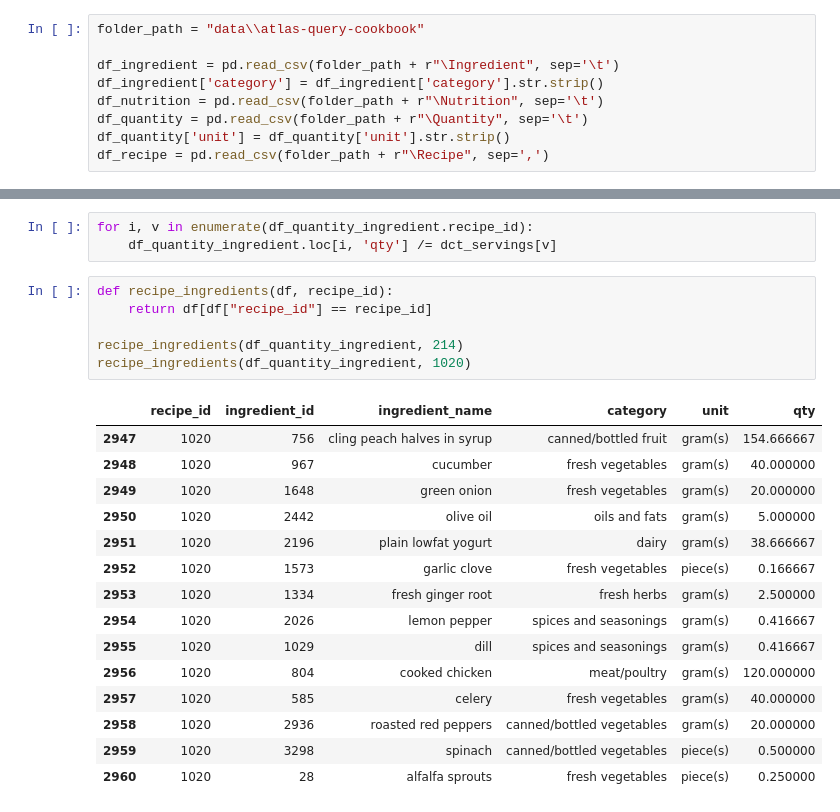
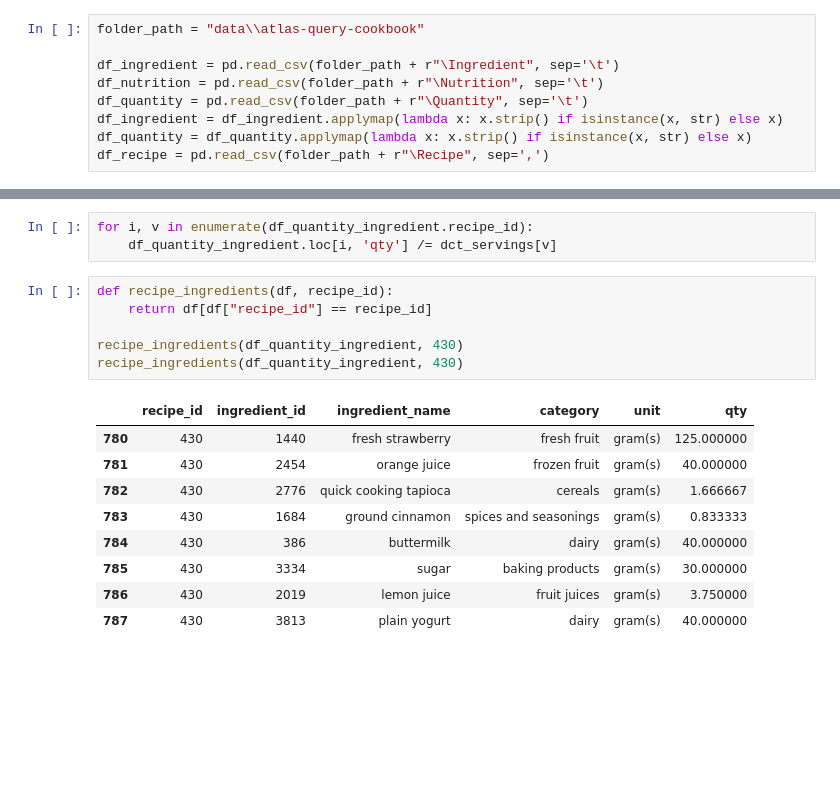
Before and after one commit to Dorukante/Knowledge-Engineering-2AMD20-, a Jupyter notebook: cleaning_recipes.ipynb, the cells around one changed output, grey strips where cells are left out. Cells and saved outputs as stored; diff of their text form; blank space fills up the shorter version.

```diff
--- a/cleaning_recipes.ipynb
+++ b/cleaning_recipes.ipynb
@@ -8,10 +8,10 @@ df_ingredient_simple = pd.read_csv("data\\ingredient.csv")
 folder_path = "data\\atlas-query-cookbook"
 
 df_ingredient = pd.read_csv(folder_path + r"\Ingredient", sep='\t')
-df_ingredient['category'] = df_ingredient['category'].str.strip()
 df_nutrition = pd.read_csv(folder_path + r"\Nutrition", sep='\t')
 df_quantity = pd.read_csv(folder_path + r"\Quantity", sep='\t')
-df_quantity['unit'] = df_quantity['unit'].str.strip()
+df_ingredient = df_ingredient.applymap(lambda x: x.strip() if isinstance(x, str) else x)
+df_quantity = df_quantity.applymap(lambda x: x.strip() if isinstance(x, str) else x)
 df_recipe = pd.read_csv(folder_path + r"\Recipe", sep=',')
 # %%
 df_ingredient = (df_ingredient.drop(columns=['plural'])
@@ -157,22 +278,16 @@ for i, v in enumerate(df_quantity_ingredient.recipe_id):
 # %%
 def recipe_ingredients(df, recipe_id):
     return df[df["recipe_id"] == recipe_id]
 
-recipe_ingredients(df_quantity_ingredient, 214)
-recipe_ingredients(df_quantity_ingredient, 1020)
+recipe_ingredients(df_quantity_ingredient, 430)
+recipe_ingredients(df_quantity_ingredient, 430)
 # %% [output]
 |  | recipe_id | ingredient_id | ingredient_name | category | unit | qty |
-| 2947 | 1020 | 756 | cling peach halves in syrup | canned/bottled fruit | gram(s) | 154.666667 |
-| 2948 | 1020 | 967 | cucumber | fresh vegetables | gram(s) | 40.000000 |
-| 2949 | 1020 | 1648 | green onion | fresh vegetables | gram(s) | 20.000000 |
-| 2950 | 1020 | 2442 | olive oil | oils and fats | gram(s) | 5.000000 |
-| 2951 | 1020 | 2196 | plain lowfat yogurt | dairy | gram(s) | 38.666667 |
-| 2952 | 1020 | 1573 | garlic clove | fresh vegetables | piece(s) | 0.166667 |
-| 2953 | 1020 | 1334 | fresh ginger root | fresh herbs | gram(s) | 2.500000 |
-| 2954 | 1020 | 2026 | lemon pepper | spices and seasonings | gram(s) | 0.416667 |
-| 2955 | 1020 | 1029 | dill | spices and seasonings | gram(s) | 0.416667 |
-| 2956 | 1020 | 804 | cooked chicken | meat/poultry | gram(s) | 120.000000 |
-| 2957 | 1020 | 585 | celery | fresh vegetables | gram(s) | 40.000000 |
-| 2958 | 1020 | 2936 | roasted red peppers | canned/bottled vegetables | gram(s) | 20.000000 |
-| 2959 | 1020 | 3298 | spinach | canned/bottled vegetables | piece(s) | 0.500000 |
-| 2960 | 1020 | 28 | alfalfa sprouts | fresh vegetables | piece(s) | 0.250000 |
+| 780 | 430 | 1440 | fresh strawberry | fresh fruit | gram(s) | 125.000000 |
+| 781 | 430 | 2454 | orange juice | frozen fruit | gram(s) | 40.000000 |
+| 782 | 430 | 2776 | quick cooking tapioca | cereals | gram(s) | 1.666667 |
+| 783 | 430 | 1684 | ground cinnamon | spices and seasonings | gram(s) | 0.833333 |
+| 784 | 430 | 386 | buttermilk | dairy | gram(s) | 40.000000 |
+| 785 | 430 | 3334 | sugar | baking products | gram(s) | 30.000000 |
+| 786 | 430 | 2019 | lemon juice | fruit juices | gram(s) | 3.750000 |
+| 787 | 430 | 3813 | plain yogurt | dairy | gram(s) | 40.000000 |
```
Also changed, not shown: parts of 7 cells of this notebook, 1 other file.
